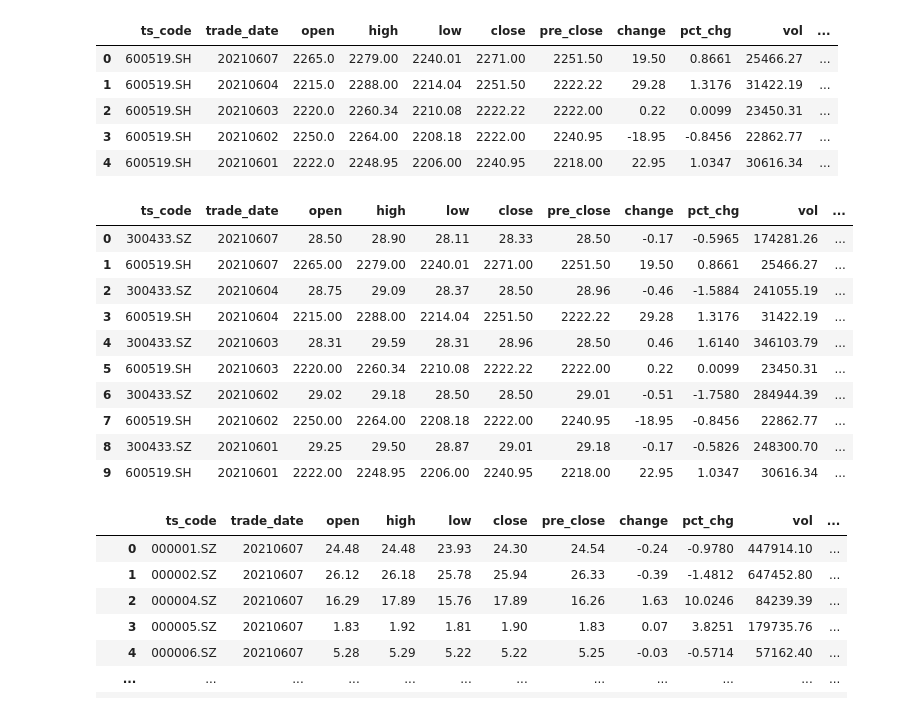
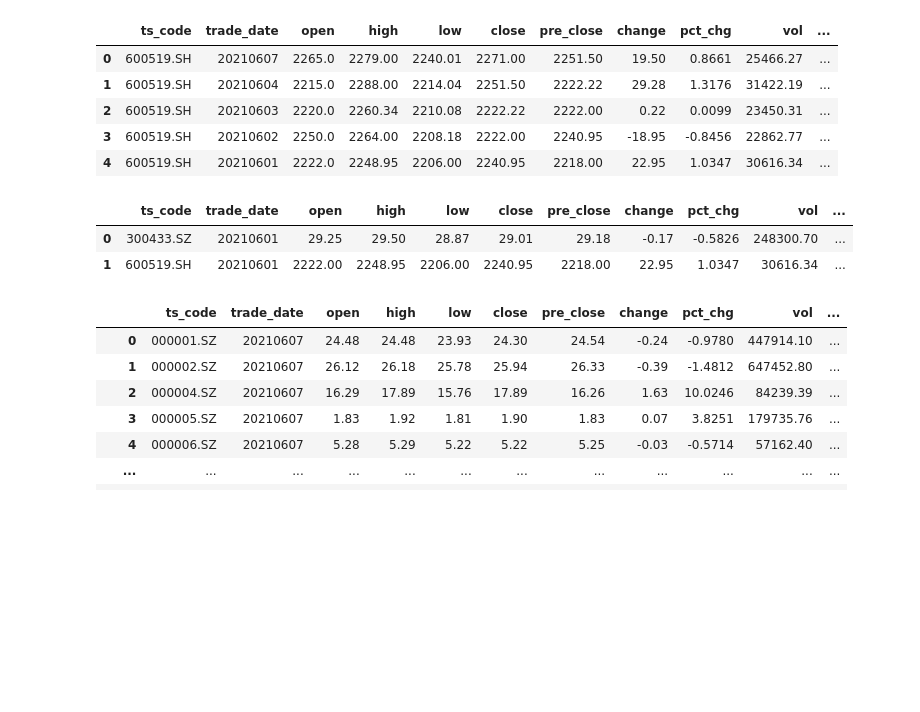
Before and after one commit to wenyuc/basic_learning, a Jupyter notebook: financial_data.ipynb, the cells around one changed output. Cells and saved outputs as stored; diff of their text form; code cells hidden in the pictures; blank space fills up the shorter version.

```diff
--- a/financial_data.ipynb
+++ b/financial_data.ipynb
@@ -102,20 +102,12 @@ data
 | 4 | 600519.SH | 20210601 | 2222.0 | 2248.95 | 2206.00 | 2240.95 | 2218.00 | 22.95 | 1.0347 | 30616.34 | ... |
 # %%
 # get multiple stocks daily trend
-data = pro.daily(ts_code='600519.SH,300433.SZ',start_date='20210601', end_date='20210607')
+data = pro.daily(ts_code='600519.SH,300433.SZ',start_date='20210601', end_date='202106010')
 data
 # %% [output]
 |  | ts_code | trade_date | open | high | low | close | pre_close | change | pct_chg | vol | ... |
-| 0 | 300433.SZ | 20210607 | 28.50 | 28.90 | 28.11 | 28.33 | 28.50 | -0.17 | -0.5965 | 174281.26 | ... |
-| 1 | 600519.SH | 20210607 | 2265.00 | 2279.00 | 2240.01 | 2271.00 | 2251.50 | 19.50 | 0.8661 | 25466.27 | ... |
-| 2 | 300433.SZ | 20210604 | 28.75 | 29.09 | 28.37 | 28.50 | 28.96 | -0.46 | -1.5884 | 241055.19 | ... |
-| 3 | 600519.SH | 20210604 | 2215.00 | 2288.00 | 2214.04 | 2251.50 | 2222.22 | 29.28 | 1.3176 | 31422.19 | ... |
-| 4 | 300433.SZ | 20210603 | 28.31 | 29.59 | 28.31 | 28.96 | 28.50 | 0.46 | 1.6140 | 346103.79 | ... |
-| 5 | 600519.SH | 20210603 | 2220.00 | 2260.34 | 2210.08 | 2222.22 | 2222.00 | 0.22 | 0.0099 | 23450.31 | ... |
-| 6 | 300433.SZ | 20210602 | 29.02 | 29.18 | 28.50 | 28.50 | 29.01 | -0.51 | -1.7580 | 284944.39 | ... |
-| 7 | 600519.SH | 20210602 | 2250.00 | 2264.00 | 2208.18 | 2222.00 | 2240.95 | -18.95 | -0.8456 | 22862.77 | ... |
-| 8 | 300433.SZ | 20210601 | 29.25 | 29.50 | 28.87 | 29.01 | 29.18 | -0.17 | -0.5826 | 248300.70 | ... |
-| 9 | 600519.SH | 20210601 | 2222.00 | 2248.95 | 2206.00 | 2240.95 | 2218.00 | 22.95 | 1.0347 | 30616.34 | ... |
+| 0 | 300433.SZ | 20210601 | 29.25 | 29.50 | 28.87 | 29.01 | 29.18 | -0.17 | -0.5826 | 248300.70 | ... |
+| 1 | 600519.SH | 20210601 | 2222.00 | 2248.95 | 2206.00 | 2240.95 | 2218.00 | 22.95 | 1.0347 | 30616.34 | ... |
 # %%
 # 获取某个交易日，整个沪深市场所有股票的日线行情数据，如下：
 df = pro.daily(trade_date='20210607')
```
Also changed, not shown: parts of 14 cells of this notebook.
